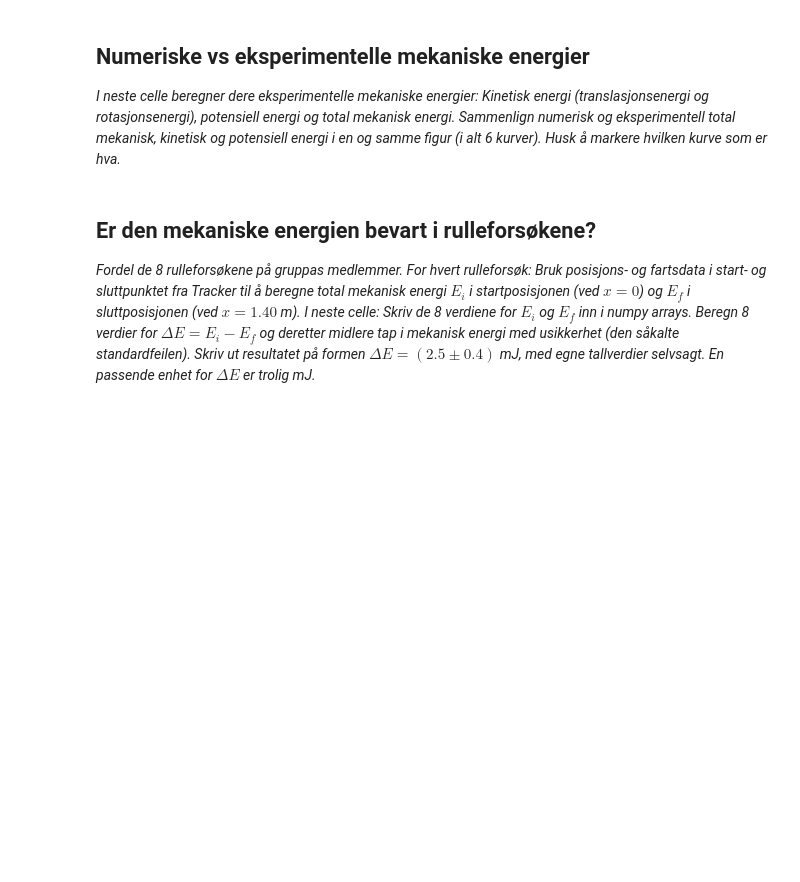
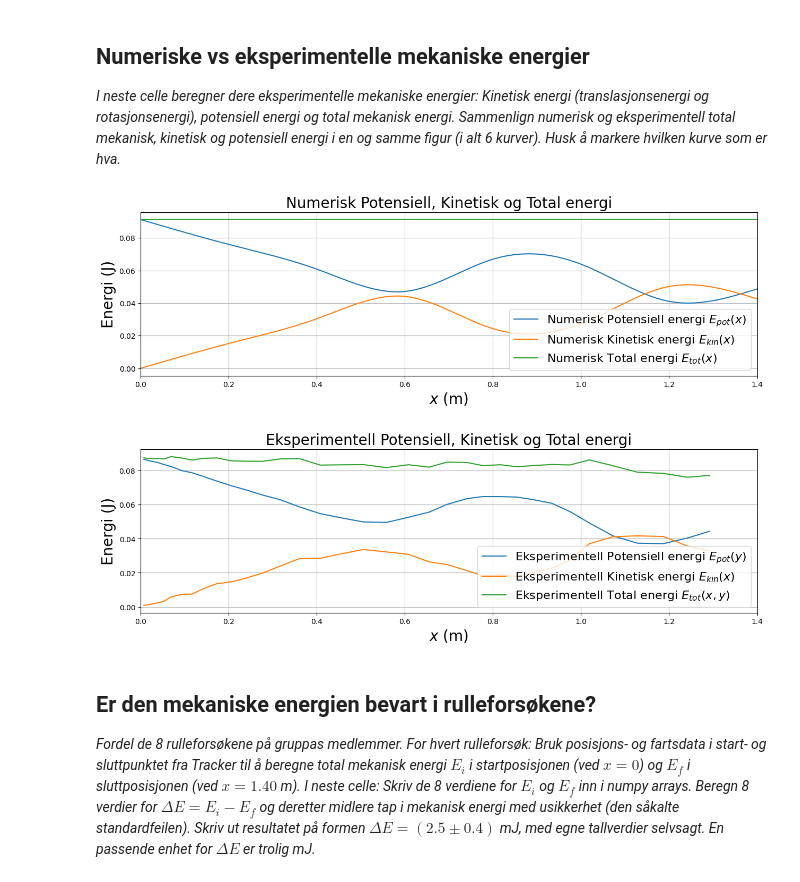
Before and after one commit to peroye/Fysikklab, a Jupyter notebook: notebook_mal_H25.ipynb, the cells around one changed output. Drawn from its saved outputs; the diff is of its cells as text; code cells hidden in the pictures; blank space fills up the shorter version.

```diff
--- a/notebook_mal_H25.ipynb
+++ b/notebook_mal_H25.ipynb
@@ -356,9 +447,56 @@ v_exp = np.sqrt(vx_exp**2+vy_exp**2)
 
 *I neste celle beregner dere eksperimentelle mekaniske energier: Kinetisk energi (translasjonsenergi og rotasjonsenergi), potensiell energi og total mekanisk energi. Sammenlign numerisk og eksperimentell total mekanisk, kinetisk og potensiell energi i en og samme figur (i alt 6 kurver). Husk å markere hvilken kurve som er hva.*
 # %%
-#Beregning av eksperimentell Etrans_exp, Erot_exp, Ekin_exp, Epot_exp, Etot_exp
+import matplotlib.pyplot as plt
 
-#Figurer som sammenligner numerisk og eksperimentell kinetisk, potensiell og total mekanisk energi
+def Epot(x):
+    return M * g * cs(x)
+
+def Epot_exp(y):
+    return M * g * y
+
+def Ekin(x):
+    return (1+c)*M * v(x)**2 / 2
+
+def Ekin_exp(x_exp):
+    return (1+c)*M * v_exp(x_exp)**2 / 2
+
+def Etot(x):
+    return Epot(x) + Ekin(x)
+
+def Etot_exp(x_exp, y_exp):
+    return Epot_exp(y_exp) + Ekin_exp(x_exp)
+
+
+# Plotting av numerisk energi
+plt.figure(figsize=(15,4))
+plt.plot(x, Epot(x), label='Numerisk Potensiell energi $E_{pot}(x)$')
+plt.plot(x, Ekin(x), label='Numerisk Kinetisk energi $E_{kin}(x)$')
+plt.plot(x, Etot(x), label='Numerisk Total energi $E_{tot}(x)$')
+plt.title('Numerisk Potensiell, Kinetisk og Total energi', fontsize=20)
+plt.xlabel('$x$ (m)', fontsize=20)
+plt.ylabel('Energi (J)', fontsize=20)
+plt.xlim(0, 1.4)
+plt.grid()
+plt.legend(fontsize=16)
+plt.show()
+
+
+# Plotting av eksperimentell energi
+plt.figure(figsize=(15,4))
+plt.plot(x_exp, Epot_exp(y_exp), label='Eksperimentell Potensiell energi $E_{pot}(y)$')
+plt.plot(x_exp, Ekin_exp(x_exp), label='Eksperimentell Kinetisk energi $E_{kin}(x)$')
+plt.plot(x_exp, Etot_exp(x_exp, y_exp), label='Eksperimentell Total energi $E_{tot}(x,y)$')
+plt.title('Eksperimentell Potensiell, Kinetisk og Total energi', fontsize=20)
+plt.xlabel('$x$ (m)', fontsize=20)
+plt.ylabel('Energi (J)', fontsize=20)
+plt.xlim(0, 1.4)
+plt.grid()
+plt.legend(fontsize=16)
+plt.show()
+# %% [output]
+[figure, added]
+[figure, added]
 # %% [markdown]
 ## Er den mekaniske energien bevart i rulleforsøkene?
 *Fordel de 8 rulleforsøkene på gruppas medlemmer. For hvert rulleforsøk: Bruk posisjons- og fartsdata i start- og sluttpunktet fra Tracker til å beregne total mekanisk energi $E_i$ i startposisjonen (ved $x=0$) og $E_f$ i sluttposisjonen (ved $x=1.40$ m). I neste celle: Skriv de 8 verdiene for $E_i$ og $E_f$ inn i numpy arrays. Beregn 8 verdier for $\Delta E = E_i-E_f$ og deretter midlere tap i mekanisk energi med usikkerhet (den såkalte standardfeilen). Skriv ut resultatet på formen $\Delta E = (2.5 \pm 0.4)$ mJ, med egne tallverdier selvsagt. En passende enhet for $\Delta E$ er trolig mJ.*
```
Also changed, not shown: parts of 4 cells of this notebook.
